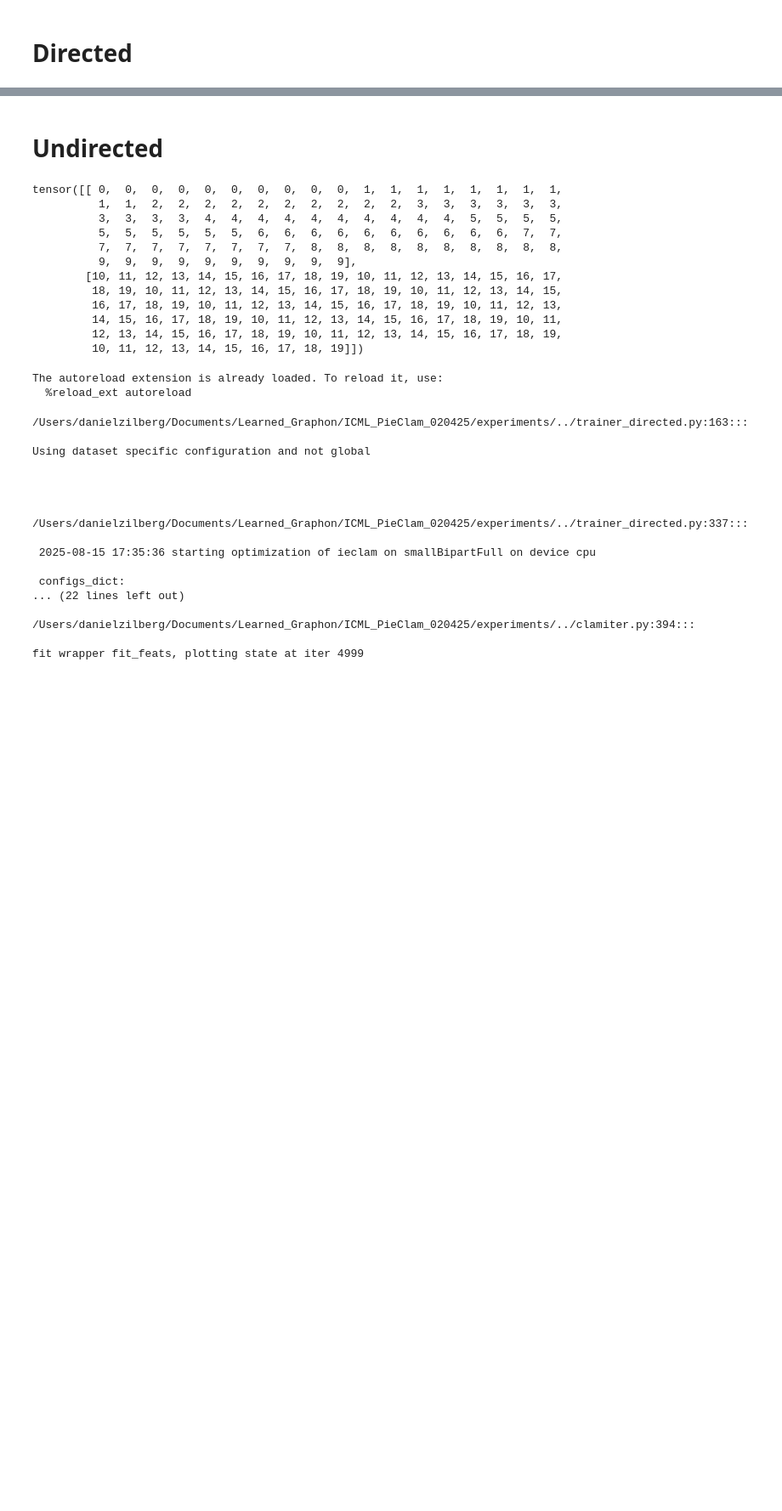
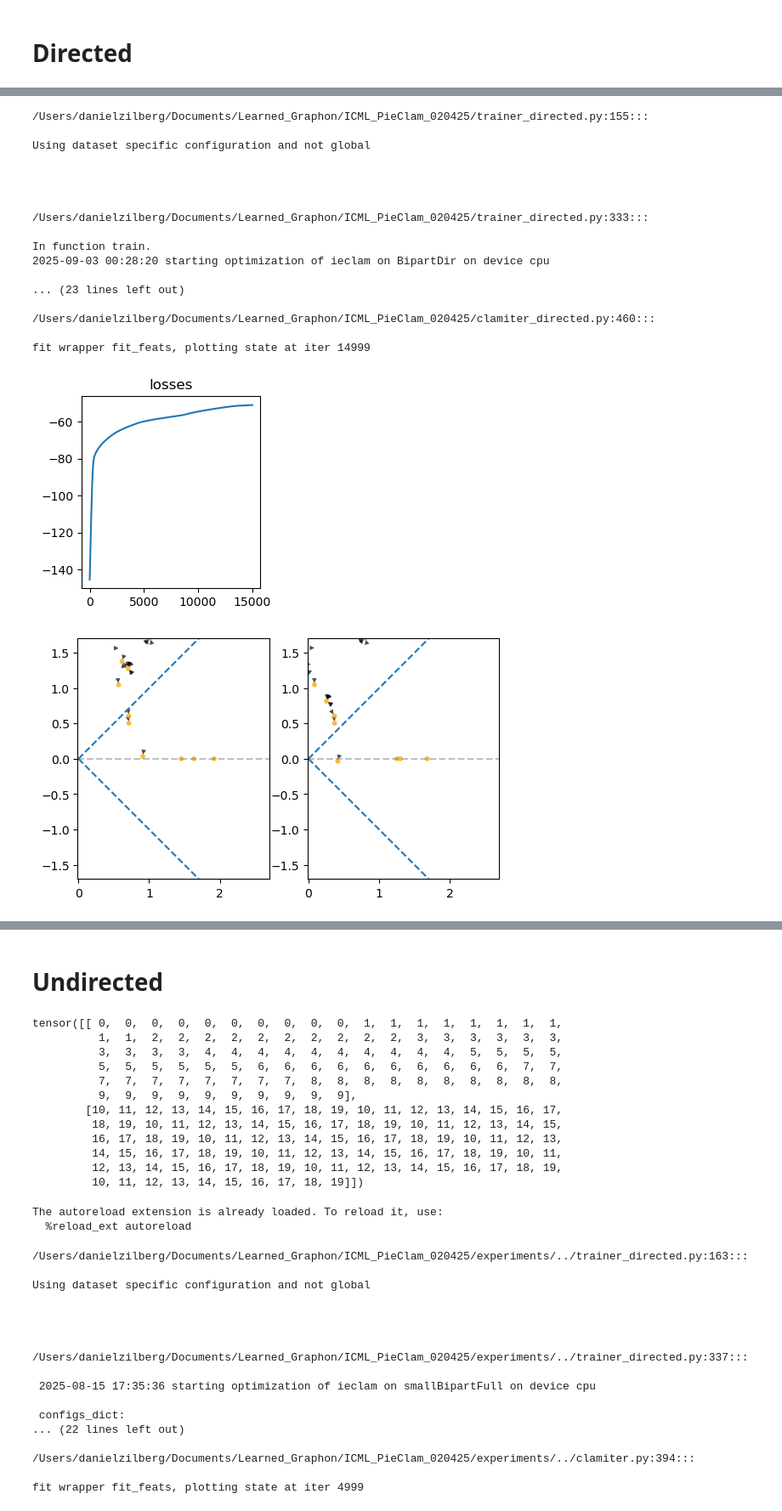
Before and after one commit to danizil/PieClam, a Jupyter notebook: experiments/bipartite.ipynb, the cells around one changed output, grey strips where cells are left out. Shown at 85% size. Saved outputs shown, nothing was run; the diff lists cells and outputs as text; code cells hidden in the pictures; blank space fills up the shorter version.

```diff
--- a/experiments/bipartite.ipynb
+++ b/experiments/bipartite.ipynb
@@ -52,0 +71,35 @@ UnboundLocalError: local variable 'acc_tracker' referenced before assignment
+# %%
+
+config_triplets = [
+    ['clamiter_init', 'dim_feat', 4],
+     ['feat_opt', 'n_iter', 15000],
+     ['feat_opt', 'lr', 0.0001],
+]
+
+trainer = dTrainer(dataset=bipart_dir,
+                              model_name='ieclam',
+                              device='cpu',
+                              config_triplets_to_change=config_triplets)
+losses, acc_test, acc_val = trainer.train(plot_every=-1)
+#todo: there is probably some problem with the lightcone regularization. the loss goes crazy
+#todo: lets do the feature plotting to see if there is sanity. maybe the prior can hold them... lets do the feature plot
+# %% [output]
+/Users/danielzilberg/Documents/Learned_Graphon/ICML_PieClam_020425/trainer_directed.py:155:::
+
+Using dataset specific configuration and not global
+
+
+
+
+/Users/danielzilberg/Documents/Learned_Graphon/ICML_PieClam_020425/trainer_directed.py:333:::
+
+In function train.
+2025-09-03 00:28:20 starting optimization of ieclam on BipartDir on device cpu
+
+... (23 lines left out)
+
+/Users/danielzilberg/Documents/Learned_Graphon/ICML_PieClam_020425/clamiter_directed.py:460:::
+
+fit wrapper fit_feats, plotting state at iter 14999
+[figure, added]
+[figure, added]
```
Also changed, not shown: parts of 6 cells of this notebook, 7 other files.
